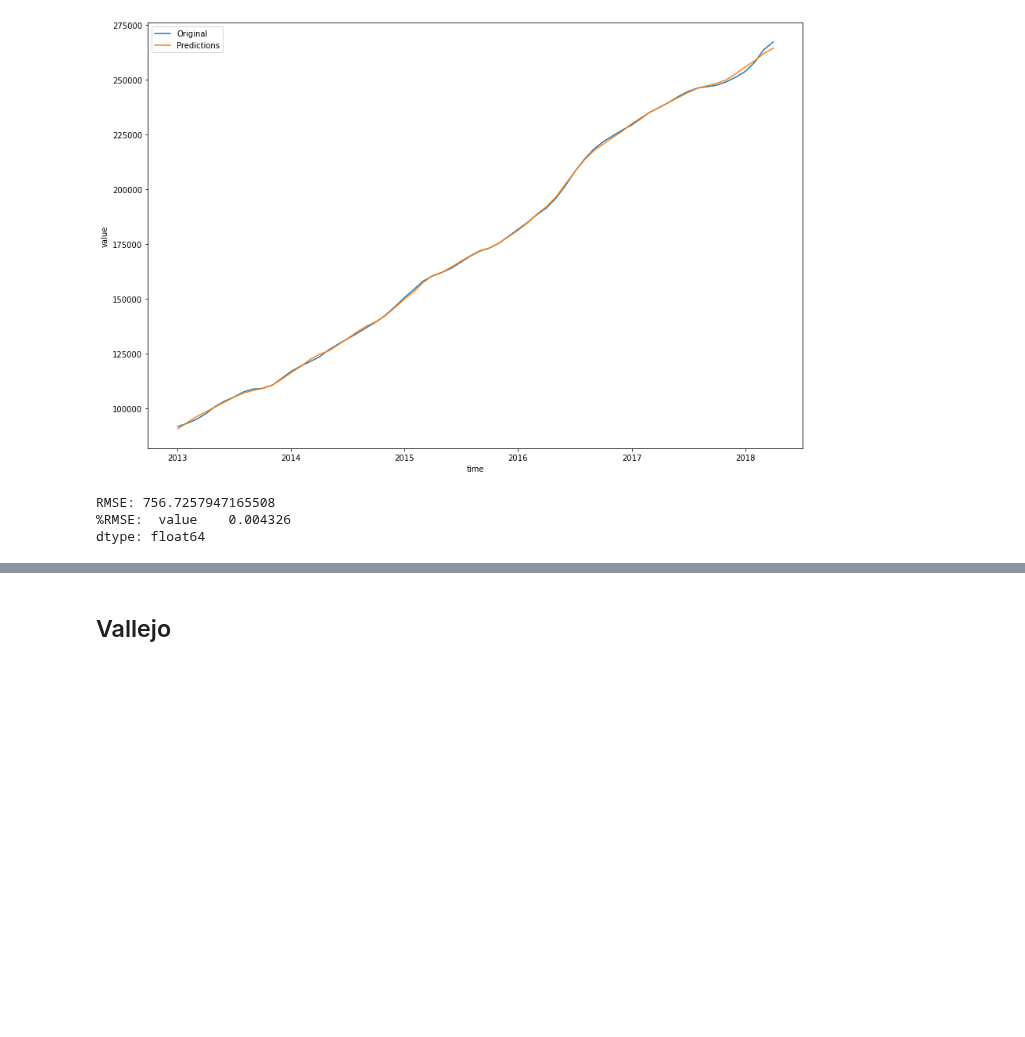
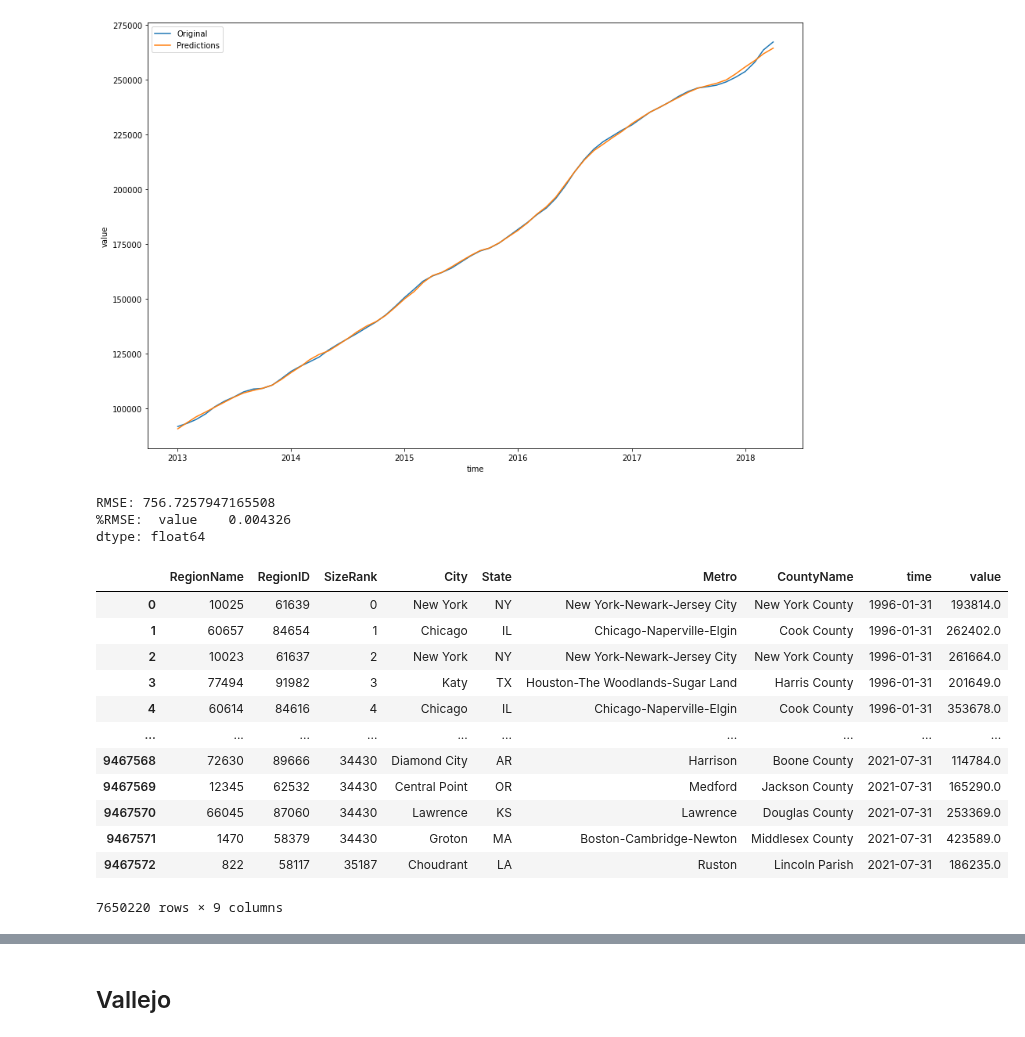
Before and after one commit to fivearm/Phase_4_Project, a Jupyter notebook: check.ipynb, the cells around one changed output, grey strips where cells are left out. Saved outputs shown, nothing was run; the diff lists cells and outputs as text; code cells hidden in the pictures; blank space fills up the shorter version.

```diff
--- a/check.ipynb
+++ b/check.ipynb
@@ -581,3 +629,19 @@ dtype: float64
 # %%
 future = model.make_future_dataframe(periods=36, freq='MS')
 future_forecast = model.predict(future)
+# %%
+df_melt_1
+# %% [output]
+|  | RegionName | RegionID | SizeRank | City | State | Metro | CountyName | time | value |
+| 0 | 10025 | 61639 | 0 | New York | NY | New York-Newark-Jersey City | New York County | 1996-01-31 | 193814.0 |
+| 1 | 60657 | 84654 | 1 | Chicago | IL | Chicago-Naperville-Elgin | Cook County | 1996-01-31 | 262402.0 |
+| 2 | 10023 | 61637 | 2 | New York | NY | New York-Newark-Jersey City | New York County | 1996-01-31 | 261664.0 |
+| 3 | 77494 | 91982 | 3 | Katy | TX | Houston-The Woodlands-Sugar Land | Harris County | 1996-01-31 | 201649.0 |
+| 4 | 60614 | 84616 | 4 | Chicago | IL | Chicago-Naperville-Elgin | Cook County | 1996-01-31 | 353678.0 |
+| ... | ... | ... | ... | ... | ... | ... | ... | ... | ... |
+| 9467568 | 72630 | 89666 | 34430 | Diamond City | AR | Harrison | Boone County | 2021-07-31 | 114784.0 |
+| 9467569 | 12345 | 62532 | 34430 | Central Point | OR | Medford | Jackson County | 2021-07-31 | 165290.0 |
+| 9467570 | 66045 | 87060 | 34430 | Lawrence | KS | Lawrence | Douglas County | 2021-07-31 | 253369.0 |
+| 9467571 | 1470 | 58379 | 34430 | Groton | MA | Boston-Cambridge-Newton | Middlesex County | 2021-07-31 | 423589.0 |
+| 9467572 | 822 | 58117 | 35187 | Choudrant | LA | Ruston | Lincoln Parish | 2021-07-31 | 186235.0 |
+7650220 rows × 9 columns
```
Also changed, not shown: parts of 59 cells of this notebook, 3 other files.
